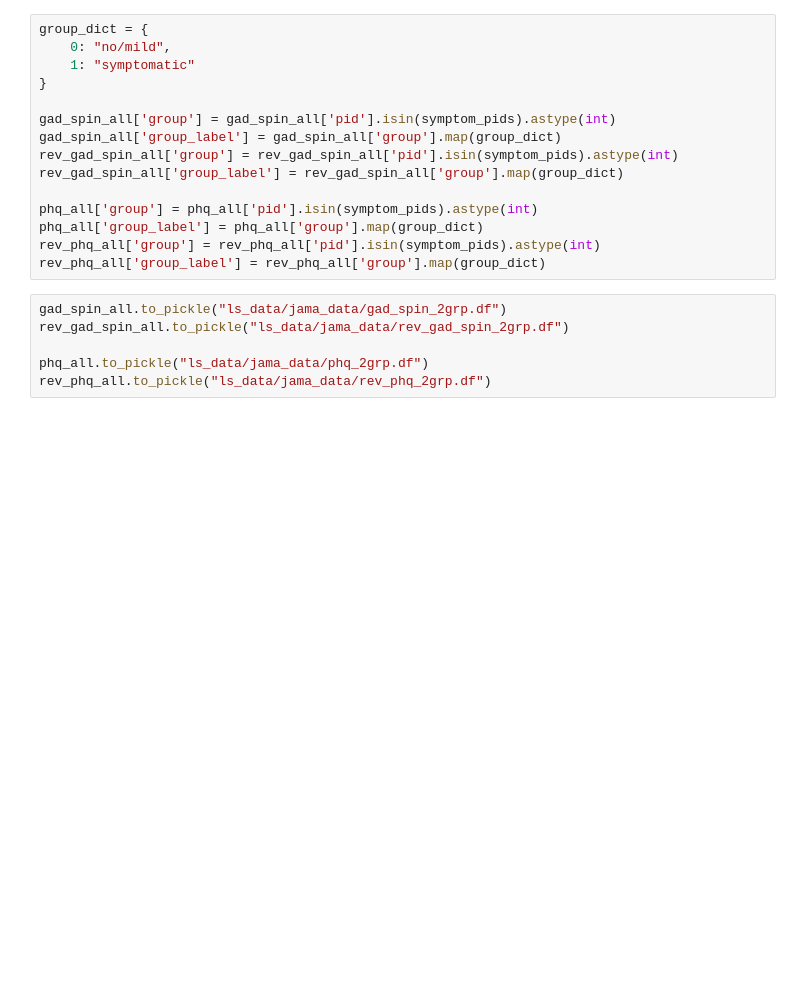
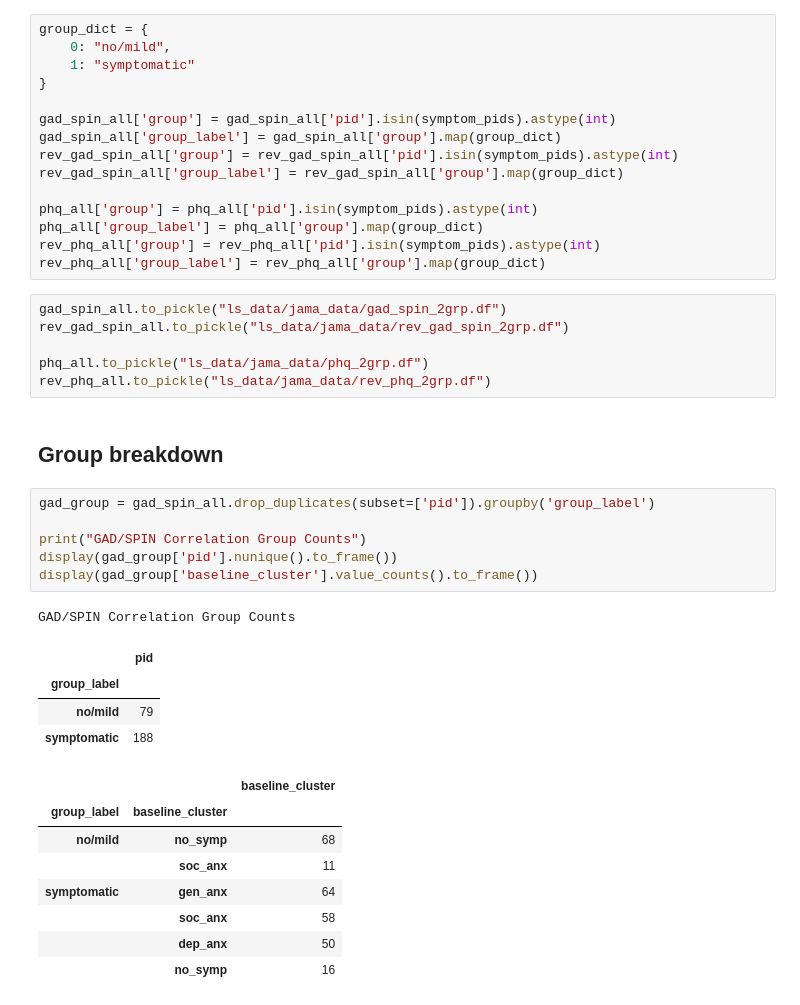
Before and after one commit to tliu526/lifesense, a Jupyter notebook: jama_change_analysis_supplemental.ipynb, the cells around one changed output. Cells and saved outputs as stored; diff of their text form; blank space fills up the shorter version.

```diff
--- a/jama_change_analysis_supplemental.ipynb
+++ b/jama_change_analysis_supplemental.ipynb
@@ -576,3 +637,25 @@ rev_gad_spin_all.to_pickle("ls_data/jama_data/rev_gad_spin_2grp.df")
 
 phq_all.to_pickle("ls_data/jama_data/phq_2grp.df")
 rev_phq_all.to_pickle("ls_data/jama_data/rev_phq_2grp.df")
+# %% [markdown]
+## Group breakdown
+# %%
+gad_group = gad_spin_all.drop_duplicates(subset=['pid']).groupby('group_label')
+
+print("GAD/SPIN Correlation Group Counts")
+display(gad_group['pid'].nunique().to_frame())
+display(gad_group['baseline_cluster'].value_counts().to_frame())
+# %% [output]
+GAD/SPIN Correlation Group Counts
+|  | pid |
+| group_label |  |
+| no/mild | 79 |
+| symptomatic | 188 |
+|  |  | baseline_cluster |
+| group_label | baseline_cluster |  |
+| no/mild | no_symp | 68 |
+|  | soc_anx | 11 |
+| symptomatic | gen_anx | 64 |
+|  | soc_anx | 58 |
+|  | dep_anx | 50 |
+|  | no_symp | 16 |
```
Also changed, not shown: parts of 7 cells of this notebook.
